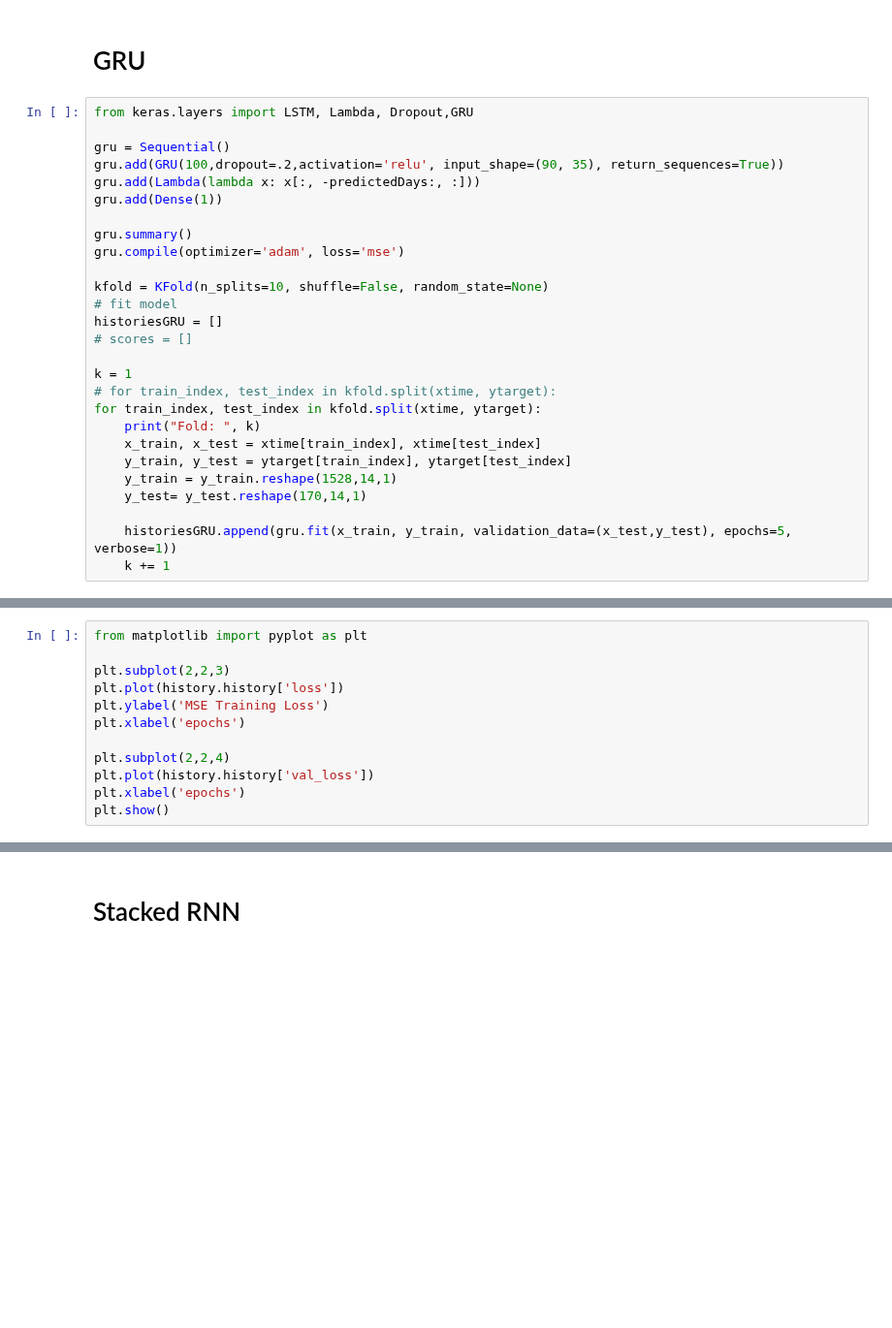
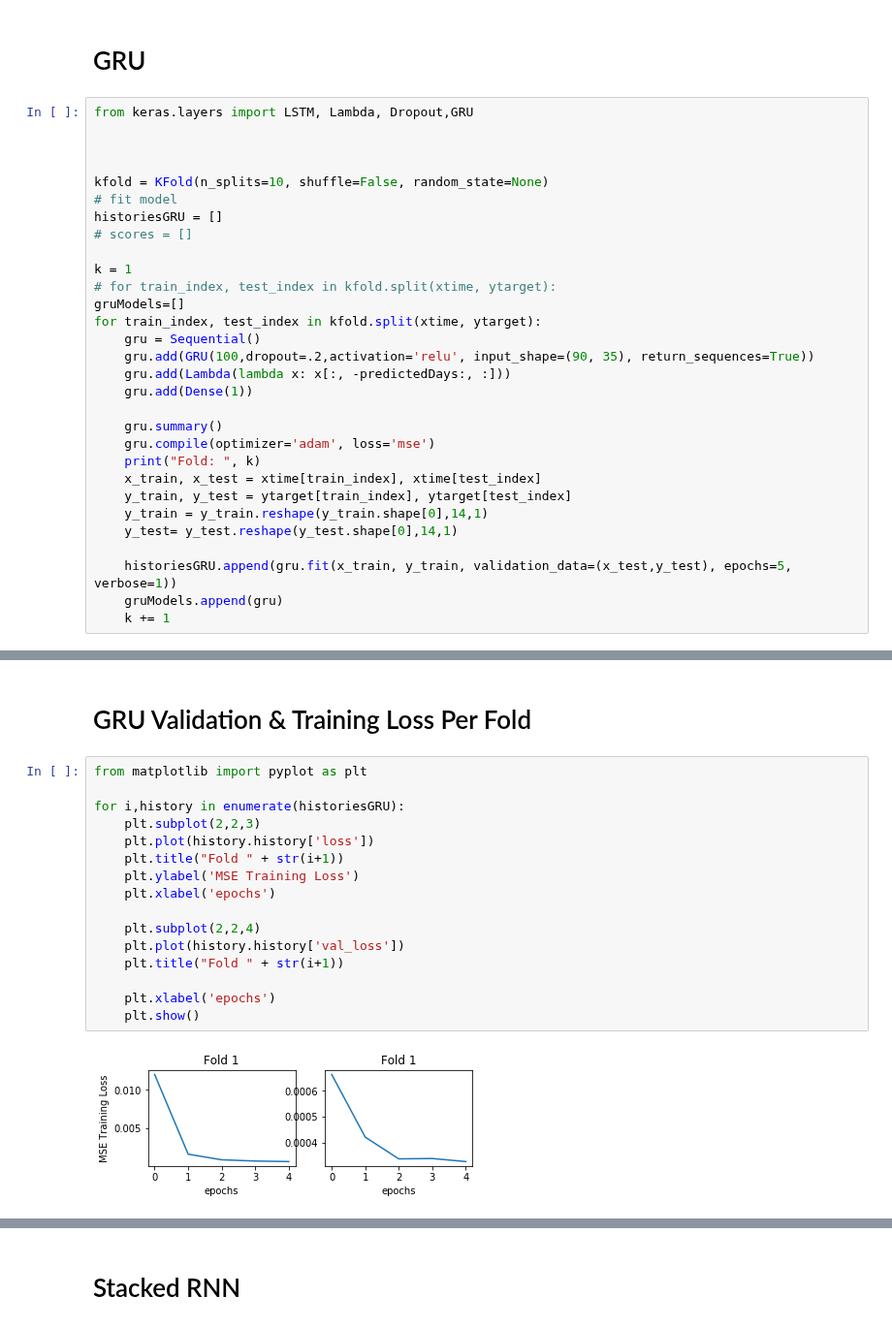
Before and after one commit to l1onh3art88/ml-lab2, a Jupyter notebook: lab7/Lab-7.ipynb, the cells around one changed output, grey strips where cells are left out. Shown at 97% size. Drawn from its saved outputs; the diff is of its cells as text; blank space fills up the shorter version.

```diff
--- a/lab7/Lab-7.ipynb
+++ b/lab7/Lab-7.ipynb
@@ -245,13 +240,7 @@ plt.show()
 # %%
 from keras.layers import LSTM, Lambda, Dropout,GRU
 
-gru = Sequential()
-gru.add(GRU(100,dropout=.2,activation='relu', input_shape=(90, 35), return_sequences=True))
-gru.add(Lambda(lambda x: x[:, -predictedDays:, :]))
-gru.add(Dense(1))
 
-gru.summary()
-gru.compile(optimizer='adam', loss='mse')
 
 kfold = KFold(n_splits=10, shuffle=False, random_state=None)
 # fit model
@@ -260,14 +249,23 @@ historiesGRU = []
 
 k = 1
 # for train_index, test_index in kfold.split(xtime, ytarget):
+gruModels=[]
 for train_index, test_index in kfold.split(xtime, ytarget):
+    gru = Sequential()
+    gru.add(GRU(100,dropout=.2,activation='relu', input_shape=(90, 35), return_sequences=True))
+    gru.add(Lambda(lambda x: x[:, -predictedDays:, :]))
+    gru.add(Dense(1))
+
+    gru.summary()
+    gru.compile(optimizer='adam', loss='mse')
     print("Fold: ", k)
     x_train, x_test = xtime[train_index], xtime[test_index]
     y_train, y_test = ytarget[train_index], ytarget[test_index]
-    y_train = y_train.reshape(1528,14,1)
-    y_test= y_test.reshape(170,14,1)
+    y_train = y_train.reshape(y_train.shape[0],14,1)
+    y_test= y_test.reshape(y_test.shape[0],14,1)
 
     historiesGRU.append(gru.fit(x_train, y_train, validation_data=(x_test,y_test), epochs=5, verbose=1))
+    gruModels.append(gru)
     k += 1
 # %% [output]
 _________________________________________________________________
@@ -291,12 +288,20 @@ KeyboardInterrupt:
+# %% [markdown]
+# GRU Validation & Training Loss Per Fold
 # %%
 from matplotlib import pyplot as plt
 
-plt.subplot(2,2,3)
-plt.plot(history.history['loss'])
-plt.ylabel('MSE Training Loss')
-plt.xlabel('epochs')
+for i,history in enumerate(historiesGRU):
+    plt.subplot(2,2,3)
+    plt.plot(history.history['loss'])
+    plt.title("Fold " + str(i+1))
+    plt.ylabel('MSE Training Loss')
+    plt.xlabel('epochs')
 
-plt.subplot(2,2,4)
-plt.plot(history.history['val_loss'])
-plt.xlabel('epochs')
-plt.show()
+    plt.subplot(2,2,4)
+    plt.plot(history.history['val_loss'])
+    plt.title("Fold " + str(i+1))
+
+    plt.xlabel('epochs')
+    plt.show()
+# %% [output]
+[figure, added]
```
Also changed, not shown: parts of 28 cells of this notebook.
